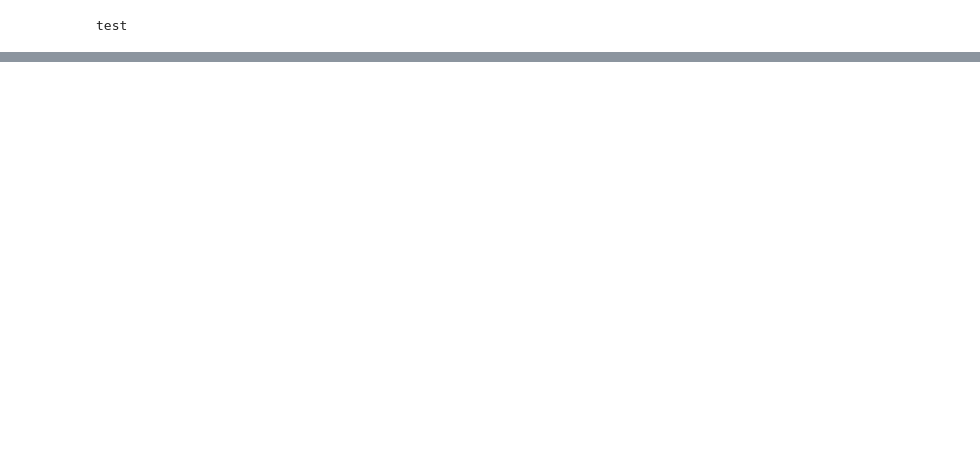
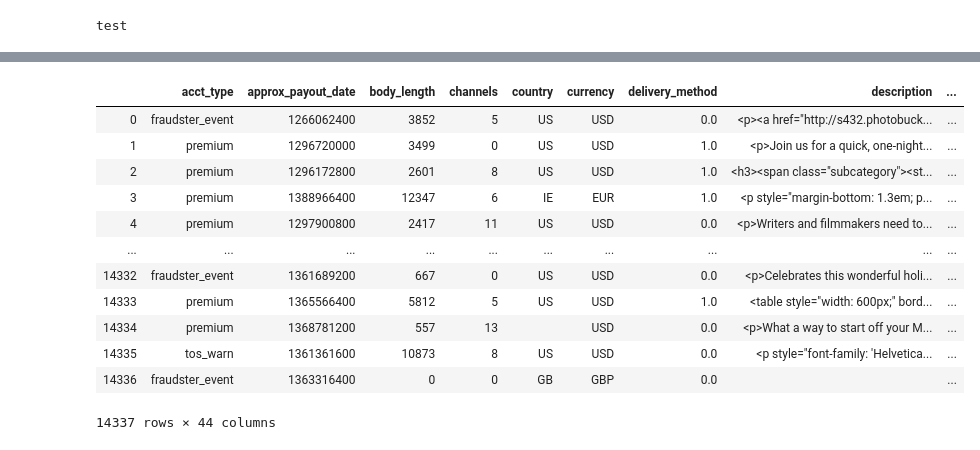
Before and after one commit to Jbudnick/Fraud-Detection_Case_Study, a Jupyter notebook: JacobEDA.ipynb, the cells around one changed output, grey strips where cells are left out. Drawn from its saved outputs; the diff is of its cells as text; code cells hidden in the pictures; blank space fills up the shorter version.

```diff
--- a/JacobEDA.ipynb
+++ b/JacobEDA.ipynb
@@ -314,0 +651,56 @@ mycols_df
+# %%
+'''
+Dropped cols:
+Assumed not to have siginificant relevance to Fraud and/or would have to be one hot encoded into too many different features:
+
+venue state
+venue name
+has header
+sale_duration, sale_duration2
+Venue_latitude, Venue longitude
+Venue address*
+name_length
+name
+object_id
+listed
+num_payouts* (maybe tfidf)
+"org_desc",
+"org_name",
+"ticket_types",
+
+Redundant with other features:
+Venue_country
+country
+
+
+Unclear what the numbers represent:
+gts
+approx_payout_date
+user_created
+
+Target value:
+acct_type
+
+Feature Engineered:
+User Age : Changed to binary - 0 or not
+event_end, event_start, event_published, event_created - Changed into event length
+Email Domain - Used as country code
+*Possibly reconsider if more time allows
+payee name : Whether a name is specified or not
+user type - converted to binary, whether 1 or not (highly correlated with fraud)
+'''
+total_df
+# %% [output]
+|  | acct_type | approx_payout_date | body_length | channels | country | currency | delivery_method | description | ... |
+| 0 | fraudster_event | 1266062400 | 3852 | 5 | US | USD | 0.0 | <p><a href="http://s432.photobuck... | ... |
+| 1 | premium | 1296720000 | 3499 | 0 | US | USD | 1.0 | <p>Join us for a quick, one-night... | ... |
+| 2 | premium | 1296172800 | 2601 | 8 | US | USD | 1.0 | <h3><span class="subcategory"><st... | ... |
+| 3 | premium | 1388966400 | 12347 | 6 | IE | EUR | 1.0 | <p style="margin-bottom: 1.3em; p... | ... |
+| 4 | premium | 1297900800 | 2417 | 11 | US | USD | 0.0 | <p>Writers and filmmakers need to... | ... |
+| ... | ... | ... | ... | ... | ... | ... | ... | ... | ... |
+| 14332 | fraudster_event | 1361689200 | 667 | 0 | US | USD | 0.0 | <p>Celebrates this wonderful holi... | ... |
+| 14333 | premium | 1365566400 | 5812 | 5 | US | USD | 1.0 | <table style="width: 600px;" bord... | ... |
+| 14334 | premium | 1368781200 | 557 | 13 |  | USD | 0.0 | <p>What a way to start off your M... | ... |
+| 14335 | tos_warn | 1361361600 | 10873 | 8 | US | USD | 0.0 | <p style="font-family: 'Helvetica... | ... |
+| 14336 | fraudster_event | 1363316400 | 0 | 0 | GB | GBP | 0.0 |  | ... |
+14337 rows × 44 columns
```
Also changed, not shown: parts of 19 cells of this notebook, 37 other files.
